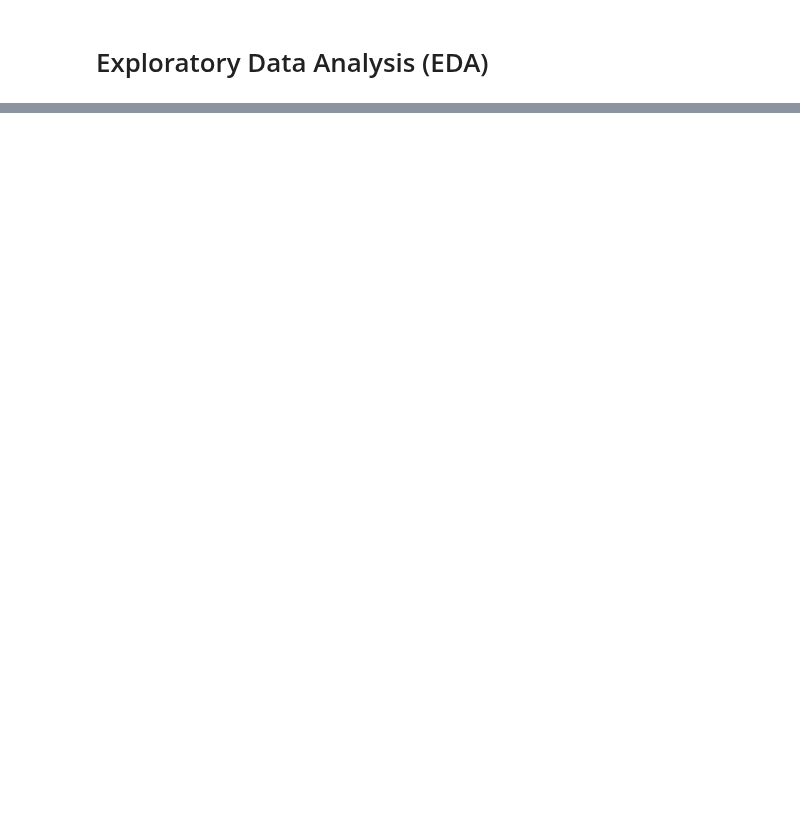
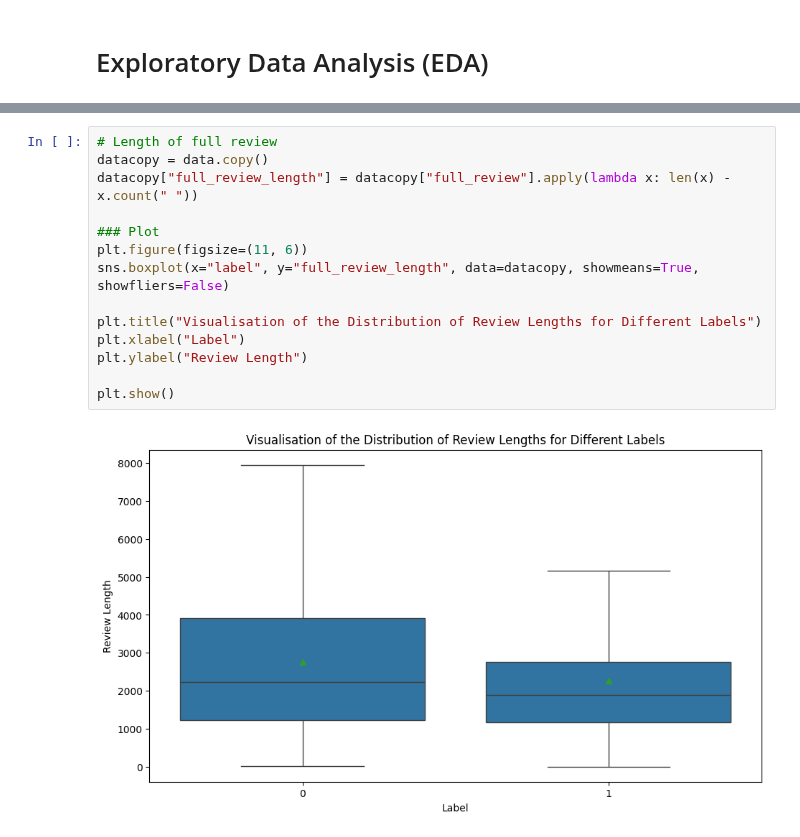
Before and after one commit to shaunzzhou/DM-Fake-News-Detection, a Jupyter notebook: project.ipynb, the cells around one changed output, grey strips where cells are left out. Cells and saved outputs as stored; diff of their text form; blank space fills up the shorter version.

```diff
--- a/project.ipynb
+++ b/project.ipynb
@@ -811,0 +806,16 @@ data
+# %%
+# Length of full review
+datacopy = data.copy()
+datacopy["full_review_length"] = datacopy["full_review"].apply(lambda x: len(x) - x.count(" "))
+
+### Plot
+plt.figure(figsize=(11, 6))
+sns.boxplot(x="label", y="full_review_length", data=datacopy, showmeans=True, showfliers=False)
+
+plt.title("Visualisation of the Distribution of Review Lengths for Different Labels")
+plt.xlabel("Label")
+plt.ylabel("Review Length")
+
+plt.show()
+# %% [output]
+[figure, added]
```
Also changed, not shown: parts of 26 cells of this notebook.
